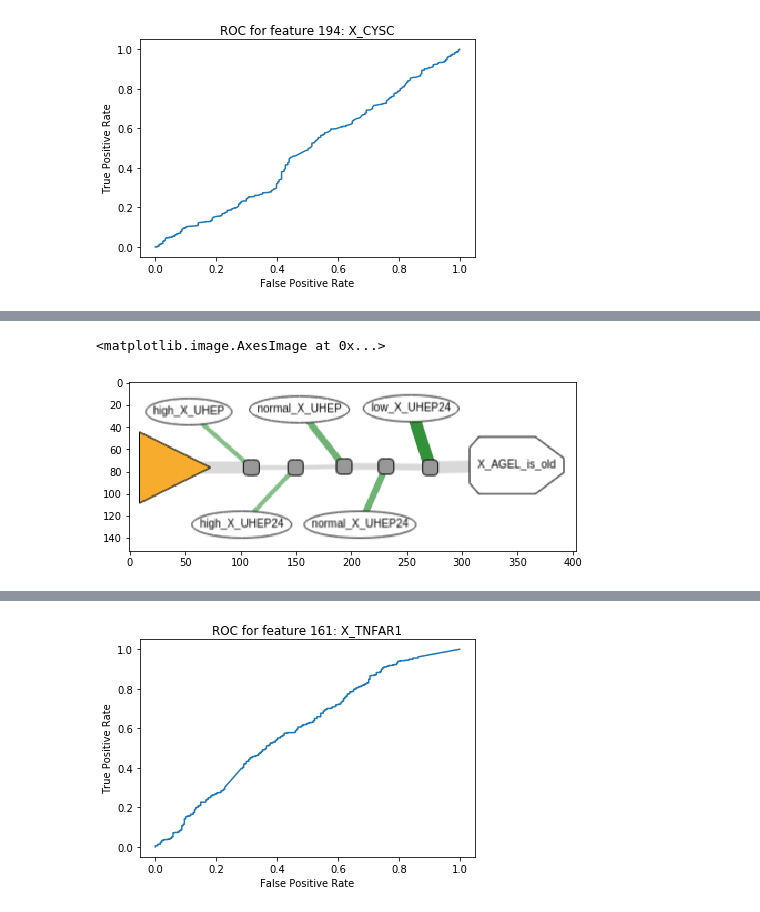
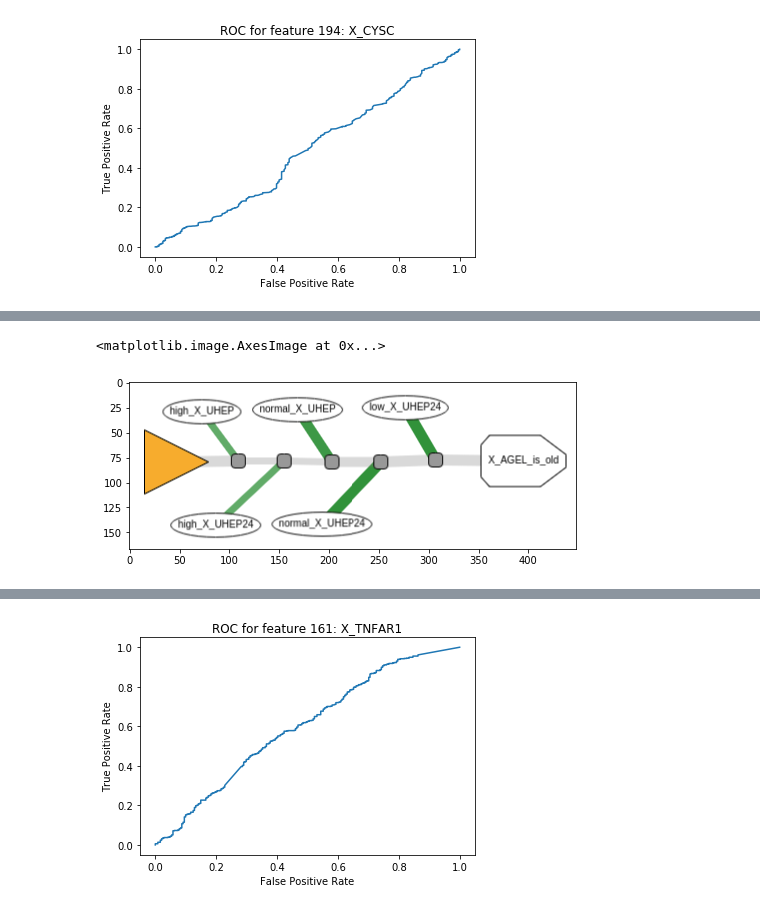
Before and after one commit to JetBrains-Research/fishbone, a Jupyter notebook: src/main/resources/Chianti_predicates_analysis.ipynb, the cells around one changed output, grey strips where cells are left out. Cells and saved outputs as stored; diff of their text form; code cells hidden in the pictures.

```diff
--- a/src/main/resources/Chianti_predicates_analysis.ipynb
+++ b/src/main/resources/Chianti_predicates_analysis.ipynb
@@ -142,12 +142,12 @@ ROC AUC: 0.80387178673437
 # %%
-# Соответствующая фишбон-диаграмма без доп.требований по саппорту (старыеб отрицание предикатов отключено)
+# Соответствующая фишбон-диаграмма без доп.требований по саппорту (старые, отрицание предикатов отключено)
 plt.figure(figsize = (8, 8))
-plt.imshow(mpimg.imread("old_vs_young_no_restrictions.png"), interpolation='nearest')
+plt.imshow(mpimg.imread("old_no_restrictions.png"), interpolation='nearest')
 plt.figure(figsize = (20, 20))
-plt.imshow(mpimg.imread("old_vs_young_no_restriction_table.png"), interpolation='nearest')
+plt.imshow(mpimg.imread("old_no_restrictions_table.png"), interpolation='nearest')
 # %% [output]
 <matplotlib.image.AxesImage at 0x...>
-[figure, old version]
+[figure, new version]
 [figure]
 # %%
 # Молодые (отрицание предикатов отключено)
```
Also changed, not shown: parts of 14 cells of this notebook.
